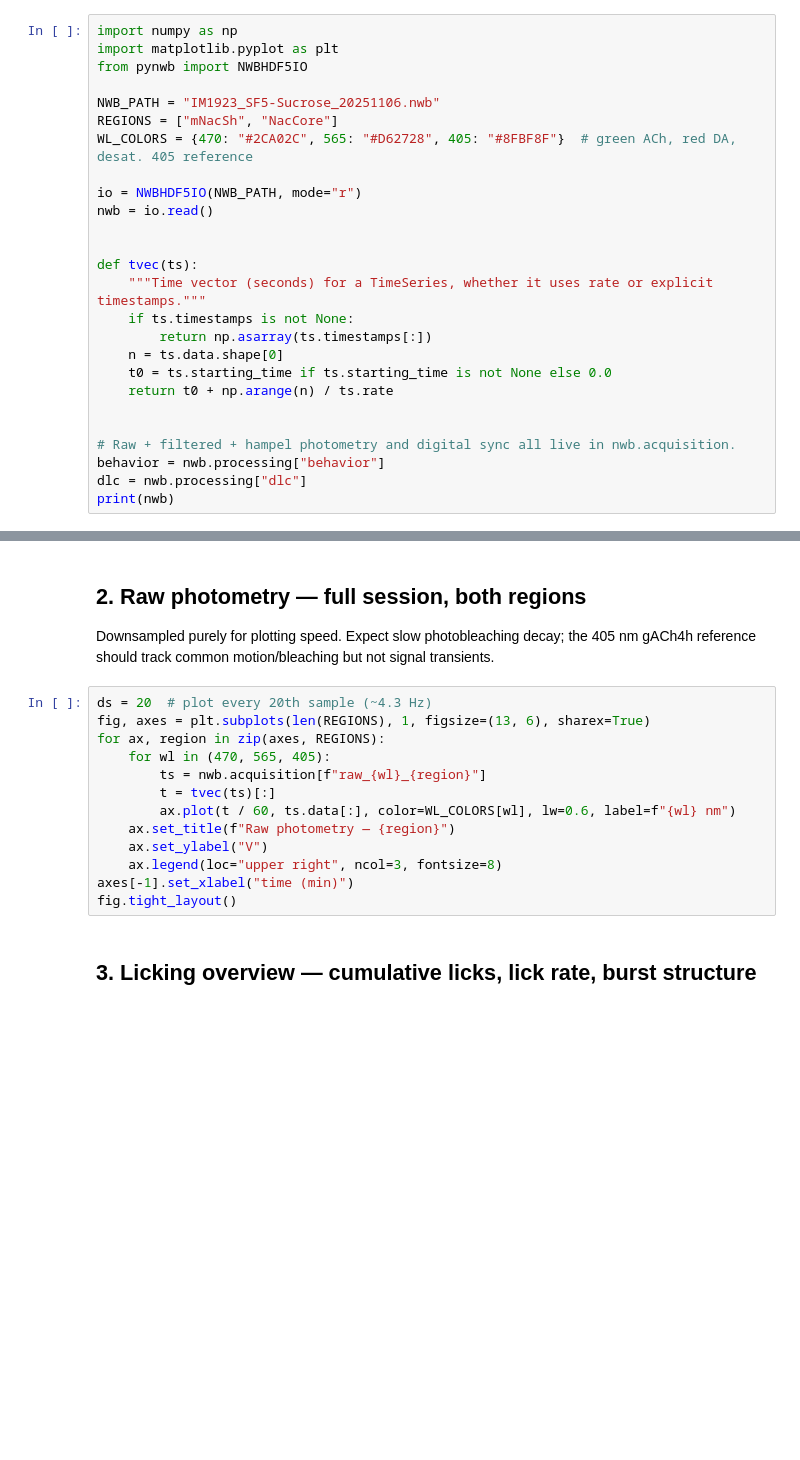
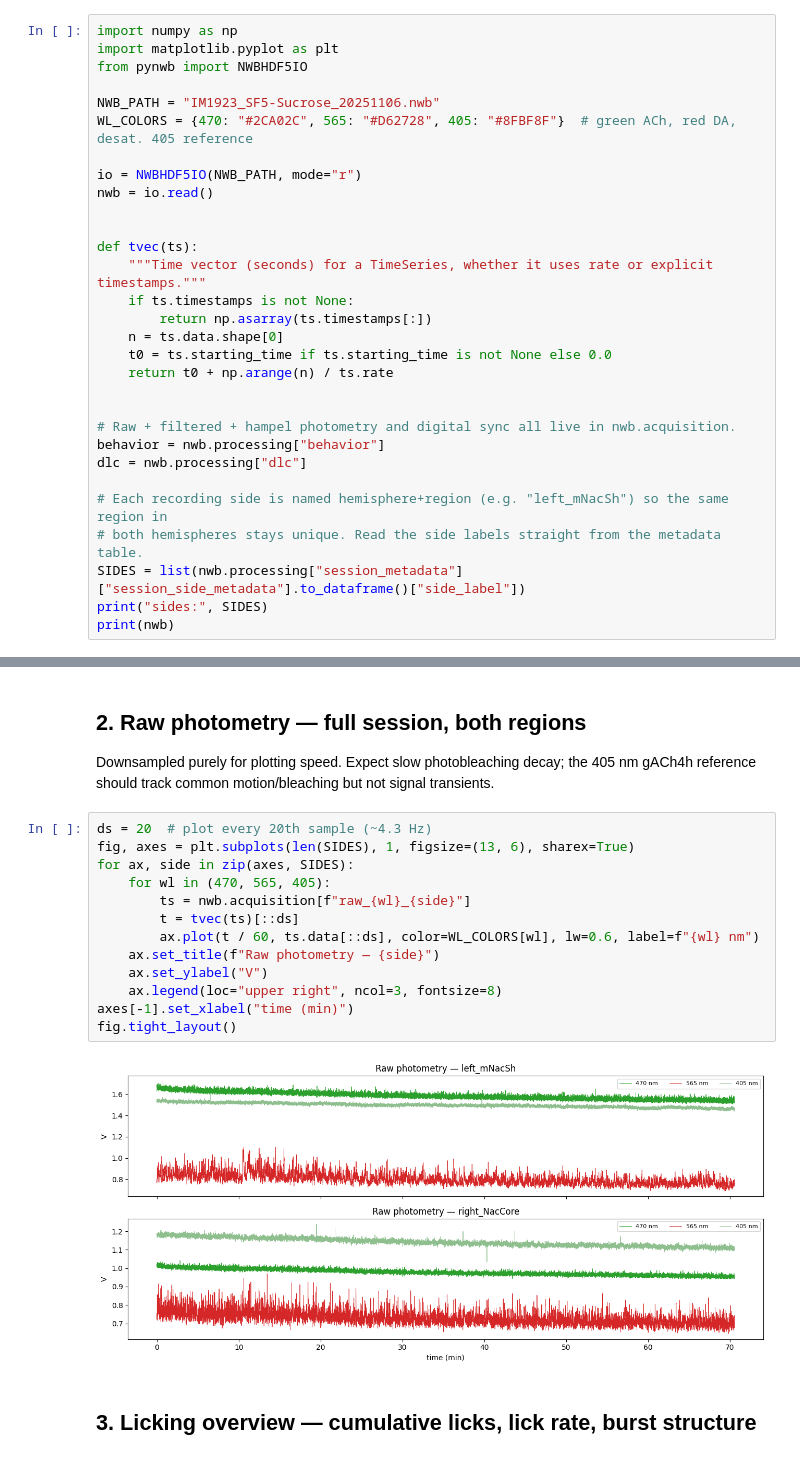
Before and after one commit to calderast/berke_sham_feeding_to_nwb, a Jupyter notebook: verify_nwb.ipynb, the cells around one changed output, grey strips where cells are left out. Cells and saved outputs as stored; diff of their text form; blank space fills up the shorter version.

```diff
--- a/verify_nwb.ipynb
+++ b/verify_nwb.ipynb
@@ -10,7 +10,6 @@ import matplotlib.pyplot as plt
 from pynwb import NWBHDF5IO
 
 NWB_PATH = "IM1923_SF5-Sucrose_20251106.nwb"
-REGIONS = ["mNacSh", "NacCore"]
 WL_COLORS = {470: "#2CA02C", 565: "#D62728", 405: "#8FBF8F"}  # green ACh, red DA, desat. 405 reference
 
 io = NWBHDF5IO(NWB_PATH, mode="r")
@@ -29,4 +28,9 @@ def tvec(ts):
 # Raw + filtered + hampel photometry and digital sync all live in nwb.acquisition.
 behavior = nwb.processing["behavior"]
 dlc = nwb.processing["dlc"]
+
+# Each recording side is named hemisphere+region (e.g. "left_mNacSh") so the same region in
+# both hemispheres stays unique. Read the side labels straight from the metadata table.
+SIDES = list(nwb.processing["session_metadata"]["session_side_metadata"].to_dataframe()["side_label"])
+print("sides:", SIDES)
 print(nwb)
@@ -48,17 +96,19 @@ nwb.processing["session_metadata"]["session_side_metadata"].to_dataframe().T
 Downsampled purely for plotting speed. Expect slow photobleaching decay; the 405 nm gACh4h reference should track common motion/bleaching but not signal transients.
 # %%
 ds = 20  # plot every 20th sample (~4.3 Hz)
-fig, axes = plt.subplots(len(REGIONS), 1, figsize=(13, 6), sharex=True)
-for ax, region in zip(axes, REGIONS):
+fig, axes = plt.subplots(len(SIDES), 1, figsize=(13, 6), sharex=True)
+for ax, side in zip(axes, SIDES):
     for wl in (470, 565, 405):
-        ts = nwb.acquisition[f"raw_{wl}_{region}"]
-        t = tvec(ts)[:]
-        ax.plot(t / 60, ts.data[:], color=WL_COLORS[wl], lw=0.6, label=f"{wl} nm")
-    ax.set_title(f"Raw photometry — {region}")
+        ts = nwb.acquisition[f"raw_{wl}_{side}"]
+        t = tvec(ts)[::ds]
+        ax.plot(t / 60, ts.data[::ds], color=WL_COLORS[wl], lw=0.6, label=f"{wl} nm")
+    ax.set_title(f"Raw photometry — {side}")
     ax.set_ylabel("V")
     ax.legend(loc="upper right", ncol=3, fontsize=8)
 axes[-1].set_xlabel("time (min)")
 fig.tight_layout()
+# %% [output]
+[figure, added]
 # %% [markdown]
 ## 3. Licking overview — cumulative licks, lick rate, burst structure
 # %%
```
Also changed, not shown: parts of 12 cells of this notebook, 2 other files.
